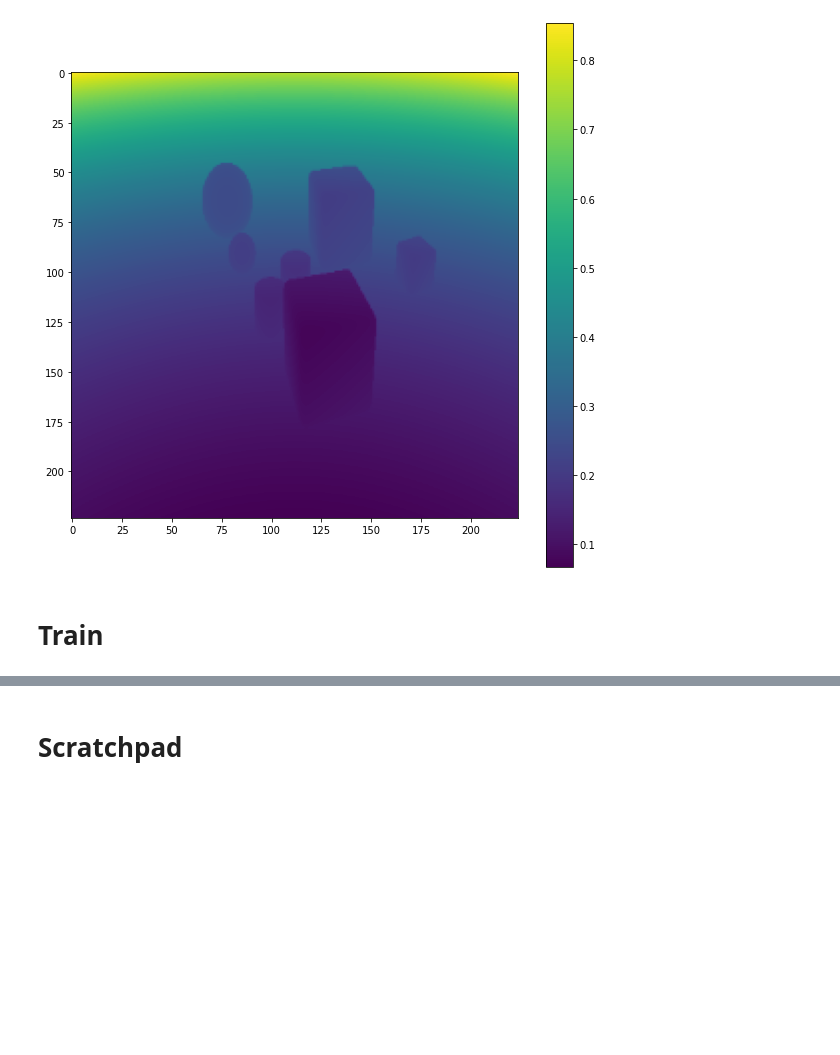
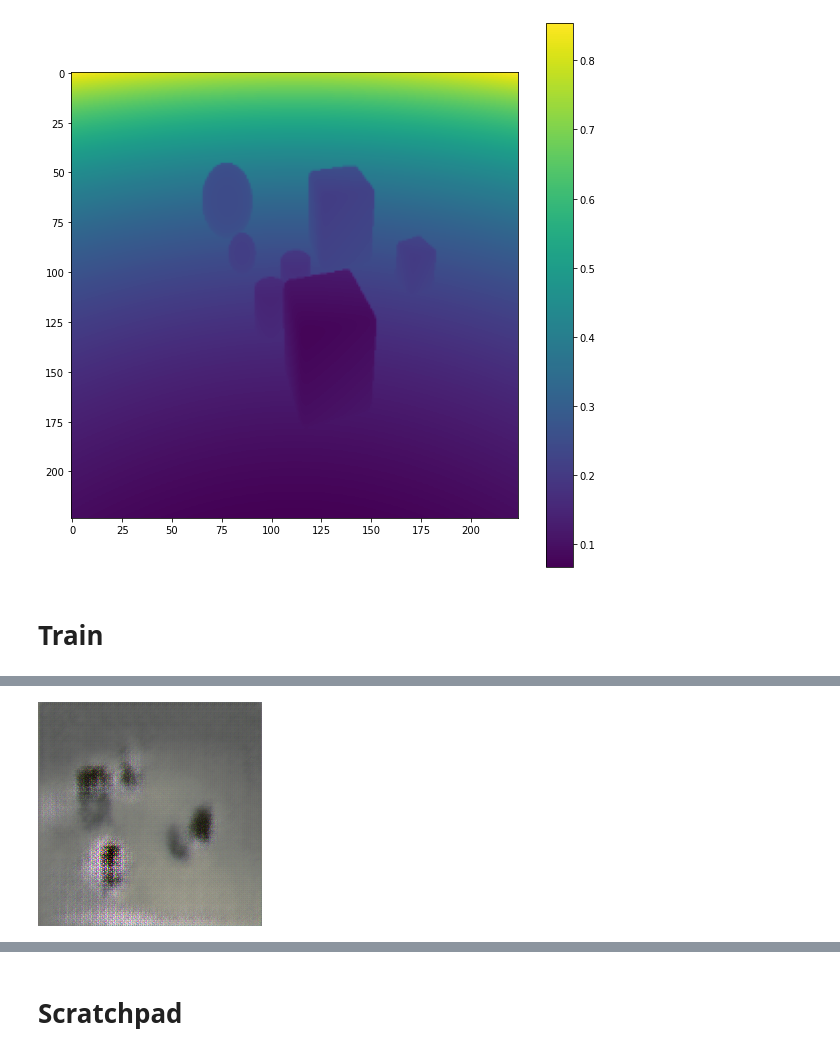
Before and after one commit to sebamenabar/CLEVR-Midlevel-Reps, a Jupyter notebook: nbs/everything.ipynb, the cells around one changed output, grey strips where cells are left out. Saved outputs shown, nothing was run; the diff lists cells and outputs as text; code cells hidden in the pictures; blank space fills up the shorter version.

```diff
--- a/nbs/everything.ipynb
+++ b/nbs/everything.ipynb
@@ -812,0 +860,8 @@ ModelTrainer(
+# %%
+trainer = pl.Trainer(
+    gpus=depth_cfg.gpus,
+    logger=False,
+    checkpoint_callback=None,
+    max_epochs=4,
+)
+trainer.fit(model)
@@ -812,0 +899,4 @@ ModelTrainer(
+# %%
+T.functional.to_pil_image(model(sample)[0][0].cpu())
+# %% [output]
+[figure, added]
```
Also changed, not shown: parts of 38 cells of this notebook.
